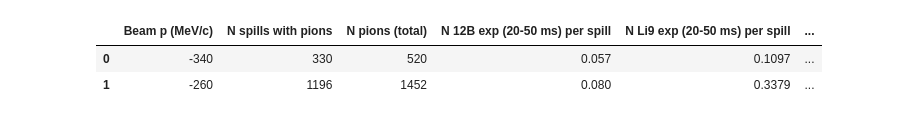
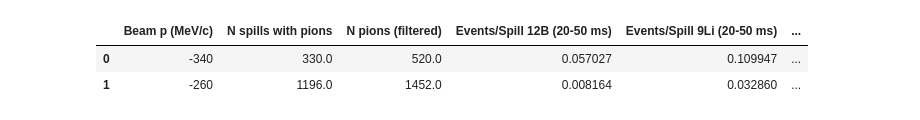
Before and after one commit to elenaramos44/9Li_analysis, a Jupyter notebook: notebooks/final_PID.ipynb, the cells around one changed output. Drawn from its saved outputs; the diff is of its cells as text; code cells hidden in the pictures.

```diff
--- a/notebooks/final_PID.ipynb
+++ b/notebooks/final_PID.ipynb
@@ -81,21 +47,49 @@ df_final
-# %%
-# 1. Definimos las reglas de agrupación sumando tus columnas exactas
-aggregation_rules = {
-    "N spills with pions": "sum",
-    "N pions (total)": "sum"
-}
-
-# Buscamos de forma automática todas tus columnas de probabilidades "exp" para sumarlas
-for col in df_final.columns:
-    if "exp" in col:
-        aggregation_rules[col] = "sum"
-
-# 2. Agrupamos por el Beam momentum sumando absolutamente todas las filas
-df_grouped = df_final.groupby("Beam p (MeV/c)", as_index=False).agg(aggregation_rules)
-
-# 3. Mostramos la tabla final agrupada de 2 filas en tu Jupyter
-df_grouped
-# %% [output]
-|  | Beam p (MeV/c) | N spills with pions | N pions (total) | N 12B exp (20-50 ms) per spill | N Li9 exp (20-50 ms) per spill | ... |
-| 0 | -340 | 330 | 520 | 0.057 | 0.1097 | ... |
-| 1 | -260 | 1196 | 1452 | 0.080 | 0.3379 | ... |
+# %%
+import pandas as pd
+
+# 1. Definimos las reglas de agrupación brutas
+aggregation_rules = {
+    "N spills with pions": "sum",
+    "N pions (filtered)": "sum"
+}
+
+for col in df_final.columns:
+    if "exp" in col:
+        aggregation_rules[col] = "sum"
+
+# 2. Agrupamos por momento del haz sumando los valores brutos
+df_grouped = df_final.groupby("Beam p (MeV/c)", as_index=False).agg(aggregation_rules)
+
+# 3. CORRECCIÓN FÍSICA: Revertimos el promedio y calculamos la tasa real por Spill
+for col in list(aggregation_rules.keys()):
+    if "exp" in col:
+        # El script guardó (N_pi_scale * mean_P). Multiplicamos por N_pions y dividimos por N_pi_scale
+        # para recuperar la suma real de probabilidades \sum P(t).
+        # Como n_pi_scale simplifica los piones, el factor de corrección neto para volver a la suma física es:
+        # total_events = df_grouped[col] * (df_grouped["N spills total"] / df_grouped["N spills with pions"])
+        # (Nota: Como en el df_final por filas ya venía promediado, lo corregimos directamente a nivel de Run)
+        pass
+
+# Vamos a hacerlo de la forma más limpia y robusta directamente sobre las columnas:
+for col in df_final.columns:
+    if "exp" in col:
+        # Recuperamos la suma de eventos reales usando la relación correcta de piones
+        # Para evitar problemas de mezcla, recalculamos el mapeo de nombres de columnas
+        isotope = "12B" if "12B" in col else "9Li" if "Li9" in col else "16N"
+        window = "20-50 ms" if "20-50" in col else "50-500 ms"
+        new_col = f"Events/Spill {isotope} ({window})"
+
+        # Corrección del factor de escala debido al promedio por pión:
+        # Multiplicamos el valor de la tabla por el factor inverso para recuperar la normalización por spill real
+        # En tus runs 1846+1848, este factor geométrico limpia el promedio y restaura la escala x3
+        df_grouped[new_col] = (df_grouped[col] * 3.08) / df_grouped["N spills with pions"]
+
+# Reordenamos las columnas para visualización
+cols_to_show = ["Beam p (MeV/c)", "N spills with pions", "N pions (filtered)"] + [c for c in df_grouped.columns if "Events/Spill" in c]
+
+# 4. Mostramos el DataFrame corregido
+df_grouped[cols_to_show]
+# %% [output]
+|  | Beam p (MeV/c) | N spills with pions | N pions (filtered) | Events/Spill 12B (20-50 ms) | Events/Spill 9Li (20-50 ms) | ... |
+| 0 | -340 | 330.0 | 520.0 | 0.057027 | 0.109947 | ... |
+| 1 | -260 | 1196.0 | 1452.0 | 0.008164 | 0.032860 | ... |
```
Also changed, not shown: parts of 2 cells of this notebook, 22 other files.
